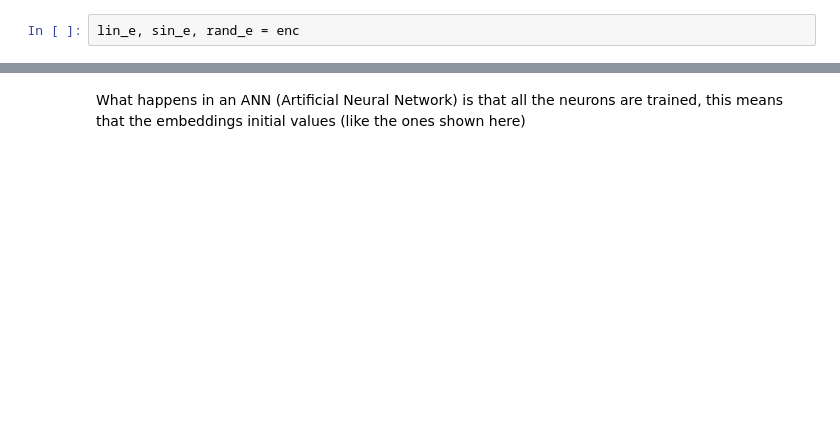
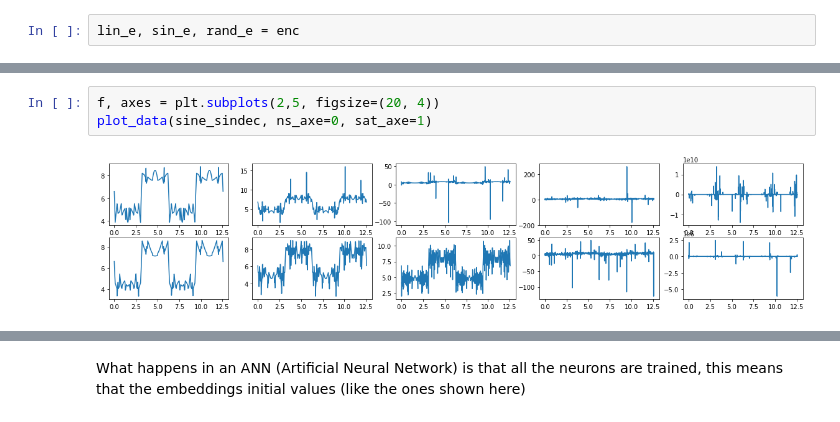
Before and after one commit to leomrocha/neural-representations, a Jupyter notebook: notebooks/ScalarRepresentation_tests.ipynb, the cells around one changed output, grey strips where cells are left out. Drawn from its saved outputs; the diff is of its cells as text; blank space fills up the shorter version.

```diff
--- a/notebooks/ScalarRepresentation_tests.ipynb
+++ b/notebooks/ScalarRepresentation_tests.ipynb
@@ -357,0 +377,5 @@ plot_data(rand_e_dec, ns_axe=0, sat_axe=1)
+# %%
+f, axes = plt.subplots(2,5, figsize=(20, 4))
+plot_data(sine_sindec, ns_axe=0, sat_axe=1)
+# %% [output]
+[figure, added]
```
Also changed, not shown: parts of 39 cells of this notebook.
